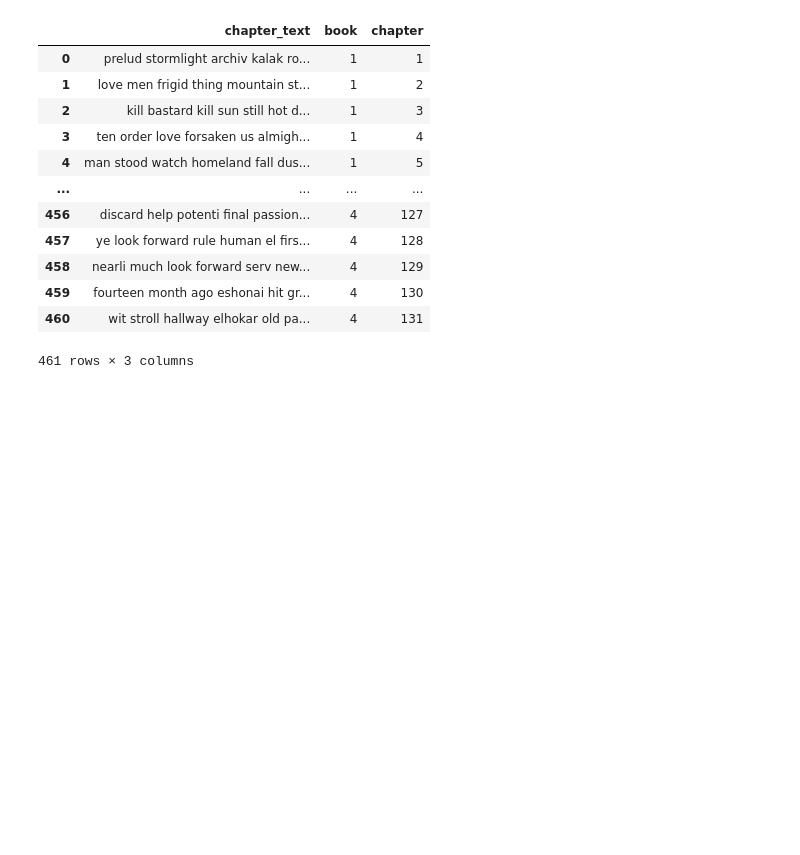
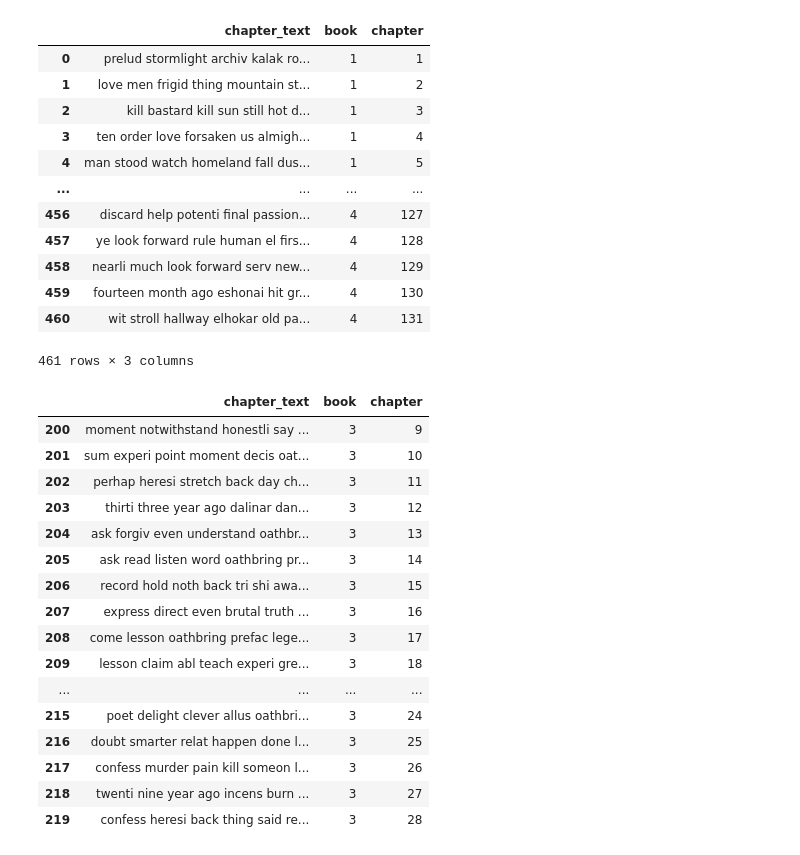
Before and after one commit to nkinnaird/StormlightArchiveNLP, a Jupyter notebook: code/vectorizeText.ipynb, the cells around one changed output. Cells and saved outputs as stored; diff of their text form; code cells hidden in the pictures; blank space fills up the shorter version.

```diff
--- a/code/vectorizeText.ipynb
+++ b/code/vectorizeText.ipynb
@@ -62,3 +56,23 @@ unpickled_df
 | 459 | fourteen month ago eshonai hit gr... | 4 | 130 |
 | 460 | wit stroll hallway elhokar old pa... | 4 | 131 |
 461 rows × 3 columns
+# %%
+unpickled_df.iloc[200:220]
+# %% [output]
+|  | chapter_text | book | chapter |
+| 200 | moment notwithstand honestli say ... | 3 | 9 |
+| 201 | sum experi point moment decis oat... | 3 | 10 |
+| 202 | perhap heresi stretch back day ch... | 3 | 11 |
+| 203 | thirti three year ago dalinar dan... | 3 | 12 |
+| 204 | ask forgiv even understand oathbr... | 3 | 13 |
+| 205 | ask read listen word oathbring pr... | 3 | 14 |
+| 206 | record hold noth back tri shi awa... | 3 | 15 |
+| 207 | express direct even brutal truth ... | 3 | 16 |
+| 208 | come lesson oathbring prefac lege... | 3 | 17 |
+| 209 | lesson claim abl teach experi gre... | 3 | 18 |
+| ... | ... | ... | ... |
+| 215 | poet delight clever allus oathbri... | 3 | 24 |
+| 216 | doubt smarter relat happen done l... | 3 | 25 |
+| 217 | confess murder pain kill someon l... | 3 | 26 |
+| 218 | twenti nine year ago incens burn ... | 3 | 27 |
+| 219 | confess heresi back thing said re... | 3 | 28 |
```
Also changed, not shown: parts of 22 cells of this notebook.
